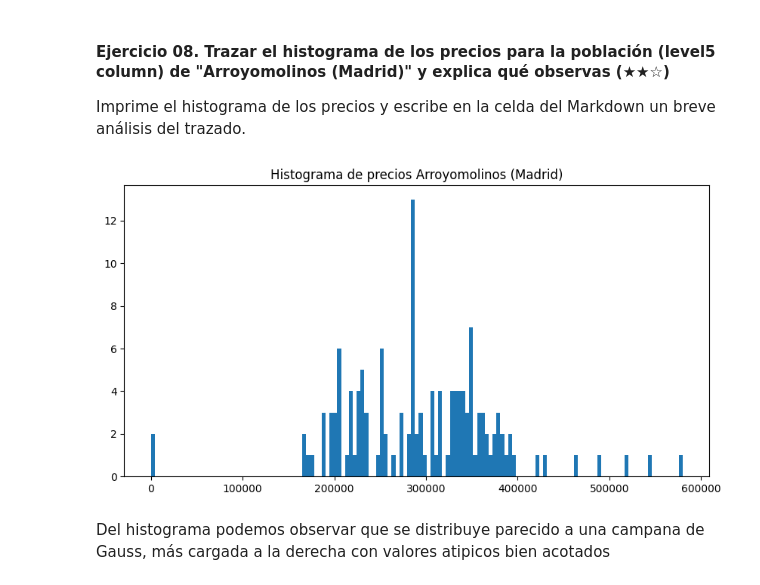
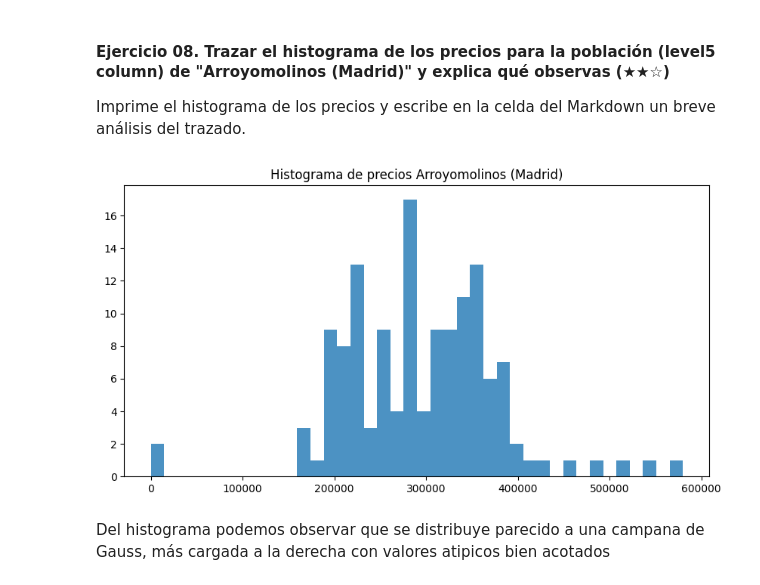
Before and after one commit to diegomacaya/realestate-datacleanup-exercise, a Jupyter notebook: project.es.ipynb, the cells around one changed output. Cells and saved outputs as stored; diff of their text form; code cells hidden in the pictures.

```diff
--- a/project.es.ipynb
+++ b/project.es.ipynb
@@ -175,12 +175,12 @@ Imprime el histograma de los precios y escribe en la celda del Markdown un breve
 # %%
 import matplotlib.pyplot as plt
 data = ds_arr['price']
 plt.figure(figsize = (10, 5))
-plt.hist(x=data, bins = 137, alpha = 1)
+plt.hist(x=data, bins = 40, alpha = 0.8)
 plt.title("Histograma de precios Arroyomolinos (Madrid)")
 plt.show()
 # %% [output]
-[figure, old version]
+[figure, new version]
 # %% [markdown]
 Del histograma podemos observar que se distribuye parecido a una campana de Gauss, más cargada a la derecha con valores atipicos bien acotados
 # %% [markdown]
```
Also changed, not shown: parts of 6 cells of this notebook.
